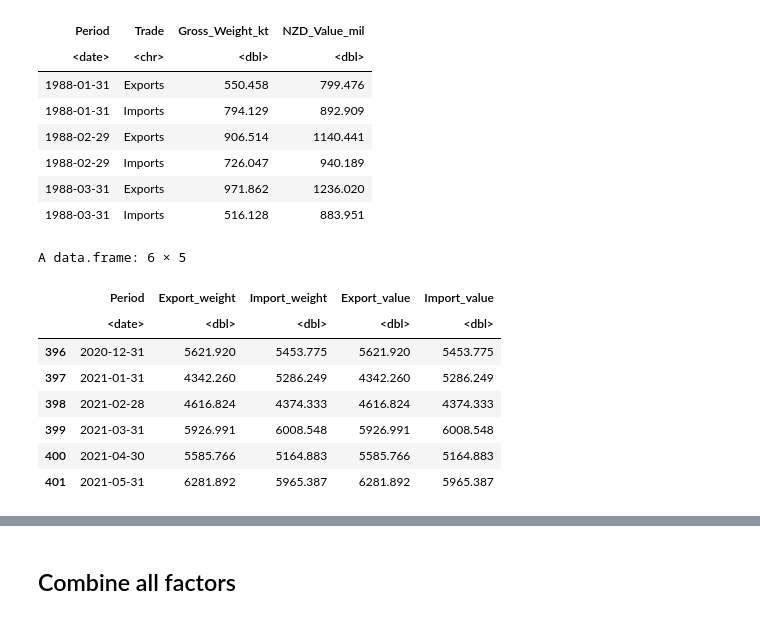
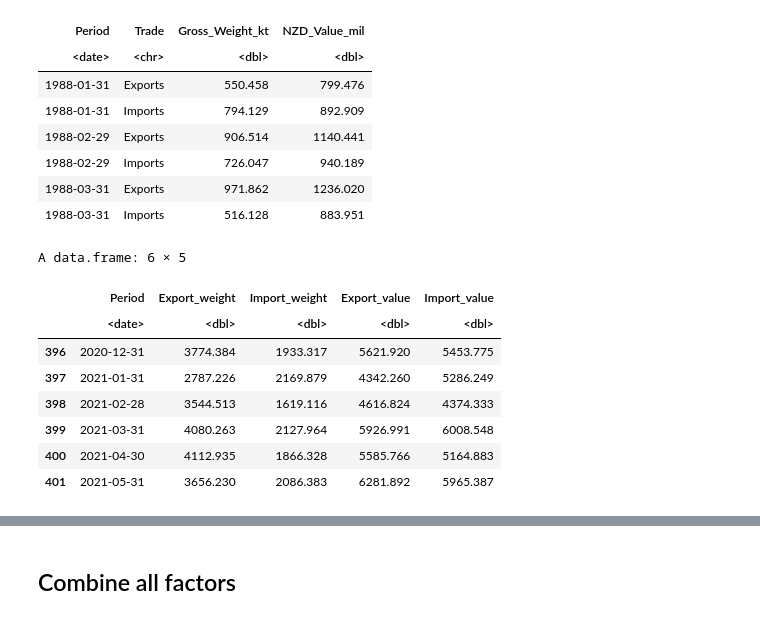
Before and after one commit to oscar-toohey/DATA201-group-project, a Jupyter notebook: Notebook_Final.ipynb, the cells around one changed output, grey strips where cells are left out. Saved outputs shown, nothing was run; the diff lists cells and outputs as text; code cells hidden in the pictures.

```diff
--- a/Notebook_Final.ipynb
+++ b/Notebook_Final.ipynb
@@ -389,28 +389,32 @@ A tibble: 6 × 4
 # %%
 ImpExp_Value_df <- trade_df %>%
     select(Period, Trade, NZD_Value_mil) %>%
     spread(key=Trade, value=NZD_Value_mil) %>%
     arrange(Period)
 
 ImpExp_Weight_df <- trade_df %>%
     select(Period, Trade, Gross_Weight_kt) %>%
     spread(key=Trade, value=Gross_Weight_kt) %>%
     arrange(Period)
 
-ImpExp_df <- merge(x = ImpExp_Value_df, y = ImpExp_Value_df, by = "Period")
-ImpExp_df %<>% rename(Export_weight=Exports.x, Export_value=Exports.y,
-                    Import_weight=Imports.x, Import_value=Imports.y)
-ImpExp_df %>% tail()
+merge_ImpExp_df <- function(ImpExp_Weight, ImpExp_Value) {
+    ImpExp_df <- merge(x = ImpExp_Weight, y = ImpExp_Value, by = "Period")
+#     names(ImpExp_df)[names(ImpExp_df) == renameCol] <- status
+    ImpExp_df %<>% rename(Export_weight=Exports.x, Export_value=Exports.y,
+                        Import_weight=Imports.x, Import_value=Imports.y)
+    return (ImpExp_df)
+}
+merge_ImpExp_df(ImpExp_Weight_df, ImpExp_Value_df) %>% tail()
 # %% [output]
 A data.frame: 6 × 5
 |  | Period | Export_weight | Import_weight | Export_value | Import_value |
 |  | <date> | <dbl> | <dbl> | <dbl> | <dbl> |
-| 396 | 2020-12-31 | 5621.920 | 5453.775 | 5621.920 | 5453.775 |
-| 397 | 2021-01-31 | 4342.260 | 5286.249 | 4342.260 | 5286.249 |
-| 398 | 2021-02-28 | 4616.824 | 4374.333 | 4616.824 | 4374.333 |
-| 399 | 2021-03-31 | 5926.991 | 6008.548 | 5926.991 | 6008.548 |
-| 400 | 2021-04-30 | 5585.766 | 5164.883 | 5585.766 | 5164.883 |
-| 401 | 2021-05-31 | 6281.892 | 5965.387 | 6281.892 | 5965.387 |
+| 396 | 2020-12-31 | 3774.384 | 1933.317 | 5621.920 | 5453.775 |
+| 397 | 2021-01-31 | 2787.226 | 2169.879 | 4342.260 | 5286.249 |
+| 398 | 2021-02-28 | 3544.513 | 1619.116 | 4616.824 | 4374.333 |
+| 399 | 2021-03-31 | 4080.263 | 2127.964 | 5926.991 | 6008.548 |
+| 400 | 2021-04-30 | 4112.935 | 1866.328 | 5585.766 | 5164.883 |
+| 401 | 2021-05-31 | 3656.230 | 2086.383 | 6281.892 | 5965.387 |
 # %%
 startDate = as.Date("2019-10-01")
 ImpExp_Value_plot <- ImpExp_Value_df %>% filter(Period > startDate) %>%
```
Also changed, not shown: parts of 4 cells of this notebook, 6 other files.
